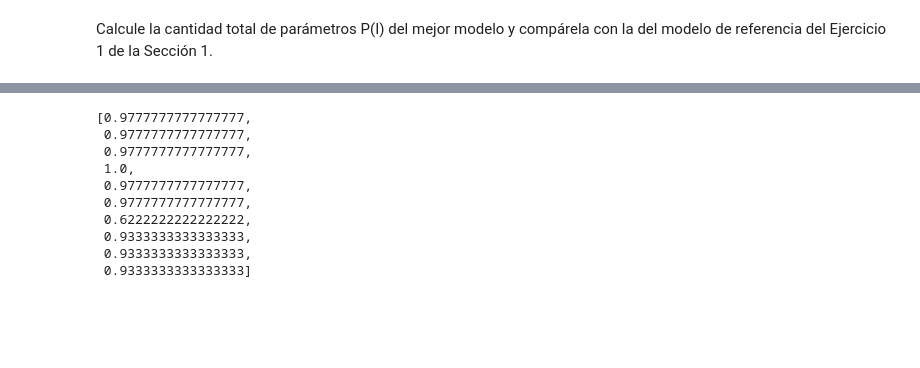
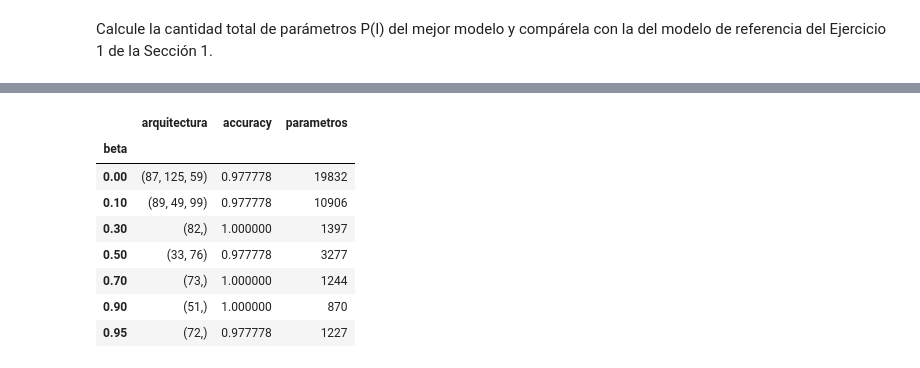
Before and after one commit to jjuradok/metaheuristicas-2026, a Jupyter notebook: ejes_1.ipynb, the cells around one changed output, grey strips where cells are left out. Saved outputs shown, nothing was run; the diff lists cells and outputs as text; code cells hidden in the pictures; blank space fills up the shorter version.

```diff
--- a/ejes_1.ipynb
+++ b/ejes_1.ipynb
@@ -696,22 +699,20 @@ hl: (1, None, 5), acc: 0.62, params: 42
 # %%
-accuracies
-# df = pd.DataFrame({
-#     "beta": betas,
-#     "arquitectura": [tuple(l for l in a if l is not None) for a in best_archs],
-#     "accuracy": accuracies,
-#     "parametros": params
-# })
+df = pd.DataFrame({
+    "beta": betas,
+    "arquitectura": [tuple(l for l in a if l is not None) for a in best_archs],
+    "accuracy": accuracies,
+    "parametros": params
+})
 
-# df = df.set_index("beta")
-# display(df)
+df = df.set_index("beta")
+display(df)
 # %% [output]
-[0.9777777777777777,
- 0.9777777777777777,
- 0.9777777777777777,
- 1.0,
- 0.9777777777777777,
- 0.9777777777777777,
- 0.6222222222222222,
- 0.9333333333333333,
- 0.9333333333333333,
- 0.9333333333333333]
+|  | arquitectura | accuracy | parametros |
+| beta |  |  |  |
+| 0.00 | (87, 125, 59) | 0.977778 | 19832 |
+| 0.10 | (89, 49, 99) | 0.977778 | 10906 |
+| 0.30 | (82,) | 1.000000 | 1397 |
+| 0.50 | (33, 76) | 0.977778 | 3277 |
+| 0.70 | (73,) | 1.000000 | 1244 |
+| 0.90 | (51,) | 1.000000 | 870 |
+| 0.95 | (72,) | 0.977778 | 1227 |
```
Also changed, not shown: parts of 12 cells of this notebook.
